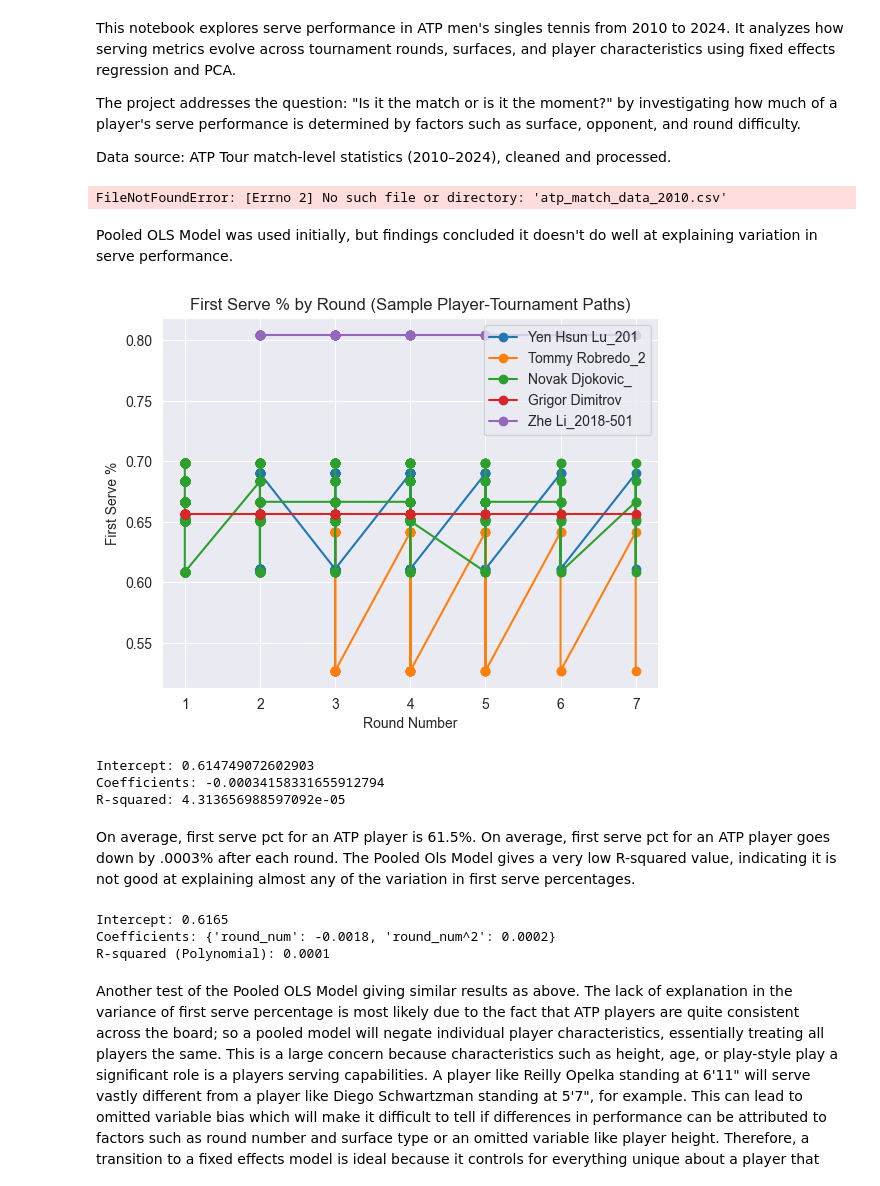
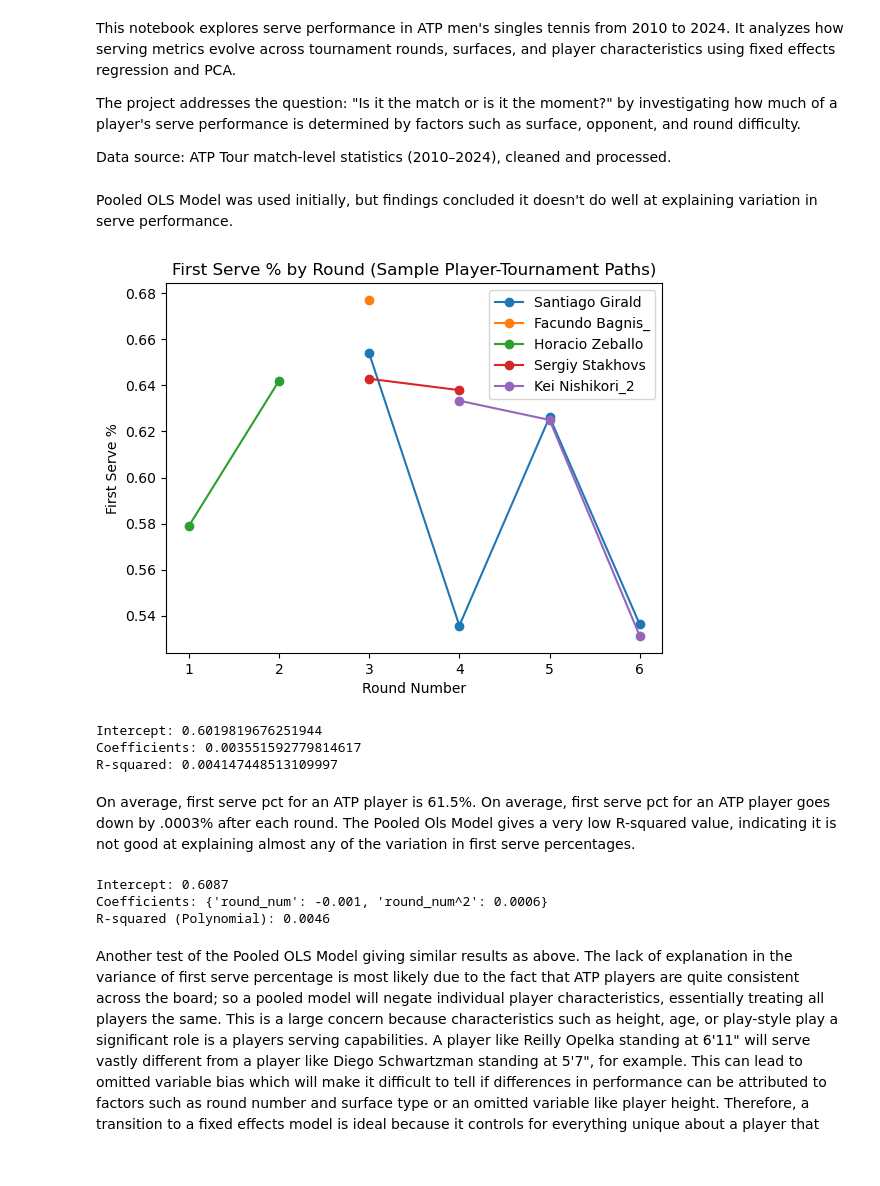
Before and after one commit to joe-ledford-04/tennis-serve-performance-analysis, a Jupyter notebook: serve-performance-analysis.ipynb, the cells around one changed output. Cells and saved outputs as stored; diff of their text form; code cells hidden in the pictures.

```diff
--- a/serve-performance-analysis.ipynb
+++ b/serve-performance-analysis.ipynb
@@ -18,7 +18,7 @@ import statsmodels.formula.api as smf
 years = list(range(2010, 2024))
 dfs = []
 for year in years:
-    file_path = f'atp_match_data_{year}.csv'
+    file_path = f'atp_match_data_2010-2024/atp_matches_{year}.csv'
     df = pd.read_csv(file_path)
     df['year'] = year
     dfs.append(df)
@@ -74,7 +74,7 @@ df_all['loser_home'] = (df_all['loser_ioc'] == df_all['tourney_country']).astype
 
 
 # saving clean data
-df_all.to_csv('data/atp_matches_cleaned.csv', index=False)
+df_all.to_csv('atp_match_data_2010-2024/atp_matches_cleaned.csv', index=False)
 
 # mapping round number
 round_order = {'R128':1, 'R64':2,'R32':3,'R16':4,'QF':5,'SF':6,'F':7}
@@ -94,7 +94,9 @@ winner_df.columns = ['tourney_id','tourney_name','tourney_level', 'tourney_count
                      'break_points_saved', 'break_points_faced', 'home']
 
 # loser dataframe
-loser_df = df_all[['tourney_id', 'tourney_name','tourney_level', 'tourney_country', 'surface', 'year', 'loser_name','loser_ioc', 'l_ace','l_df', 'l_svpt','l_1stin', 'l_1stwon', 'l_2ndwon', 'l_svgms','l_bpsaved','l_bpfaced']].copy()
+loser_df = df_all[['tourney_id', 'tourney_name','tourney_level', 'tourney_country', 'surface', 'year', 'round', 'round_num',
+                   'loser_name','loser_ioc', 'l_ace','l_df', 'l_svpt','l_1stin',
+                   'l_1stwon', 'l_2ndwon', 'l_svgms','l_bpsaved','l_bpfaced']].copy()
 loser_df['home'] = (loser_df['loser_ioc'] == loser_df['tourney_country'])
 loser_df.columns = ['tourney_id', 'tourney_name', 'tourney_level', 'tourney_country', 'surface', 'year',
                     'round', 'round_num','player_name', 'player_ioc', 'aces', 'double_faults', 'svpt',
@@ -121,45 +123,43 @@ player_df['second_serve_pct'] = (
 player_df['player_tourney_id'] = player_df['player_name'] + '_' + player_df['tourney_id']
 
 player_df = player_df.dropna(subset=['first_serve_pct', 'round_num'])
-# %% [output]
-FileNotFoundError: [Errno 2] No such file or directory: 'atp_match_data_2010.csv'
 # %% [markdown]
 Pooled OLS Model was used initially, but findings concluded it doesn't do well at explaining variation in serve performance.
 # %%
 # cleaning
 player_df = player_df.dropna(subset = ['first_in', 'svpt'])
 player_df = player_df[player_df['svpt'] > 0]
 
-sample_ids = grouped['player_tourney_id'].drop_duplicates().sample(5,random_state=1)
+sample_ids = player_df['player_tourney_id'].drop_duplicates().sample(5,random_state=1)
 
 for ptid in sample_ids:
     temp = player_df[player_df['player_tourney_id']==ptid].sort_values('round_num')
     plt.plot(temp['round_num'], temp['first_serve_pct'], marker = 'o', label=ptid[:15])
 plt.xlabel('Round Number')
 plt.ylabel('First Serve %')
 plt.title('First Serve % by Round (Sample Player-Tournament Paths)')
 plt.legend()
 plt.show()
 
 df_model = player_df.dropna(subset = ['first_serve_pct', 'round_num'])
 X = df_model[['round_num']]
 y = df_model['first_serve_pct']
 
 model = LinearRegression()
 model.fit(X, y)
 y_pred = model.predict(X)
 
 print("Intercept:", model.intercept_)
 print("Coefficients:", model.coef_[0])
 print("R-squared:", r2_score(y, y_pred))
 
 player_df['first_in'] = player_df['first_in'].astype(float)
 player_df['svpt'] = player_df['svpt'].astype(float)
 # %% [output]
-[figure, old version]
+[figure, new version]
-Intercept: 0.614749072602903
-Coefficients: -0.00034158331655912794
-R-squared: 4.313656988597092e-05
+Intercept: 0.6019819676251944
+Coefficients: 0.003551592779814617
+R-squared: 0.004147448513109997
 # %% [markdown]
 On average, first serve pct for an ATP player is 61.5%. On average, first serve pct for an ATP player goes down by .0003% after each round. The Pooled Ols Model gives a very low R-squared value, indicating it is not good at explaining almost any of the variation in first serve percentages.
 # %%
@@ -185,9 +185,9 @@ print("Coefficients:", coeffs)
 
 print("R-squared (Polynomial):", round(r2_score(y, y_pred_poly), 4))
 # %% [output]
-Intercept: 0.6165
-Coefficients: {'round_num': -0.0018, 'round_num^2': 0.0002}
-R-squared (Polynomial): 0.0001
+Intercept: 0.6087
+Coefficients: {'round_num': -0.001, 'round_num^2': 0.0006}
+R-squared (Polynomial): 0.0046
 # %% [markdown]
 Another test of the Pooled OLS Model giving similar results as above.
 The lack of explanation in the variance of first serve percentage is most likely due to the fact that ATP players are quite consistent across the board; so a pooled model will negate individual player characteristics, essentially treating all players the same. This is a large concern because characteristics such as height, age, or play-style play a significant role is a players serving capabilities. A player like Reilly Opelka standing at 6'11" will serve vastly different from a player like Diego Schwartzman standing at 5'7", for example. This can lead to omitted variable bias which will make it difficult to tell if differences in performance can be attributed to factors such as round number and surface type or an omitted variable like player height. Therefore, a transition to a fixed effects model is ideal because it controls for everything unique about a player that doesn't change across matches. Each player is assigned its own dummy variable-omitting one to avoid perfect multicollinearity.
```
Also changed, not shown: parts of 28 cells of this notebook.
